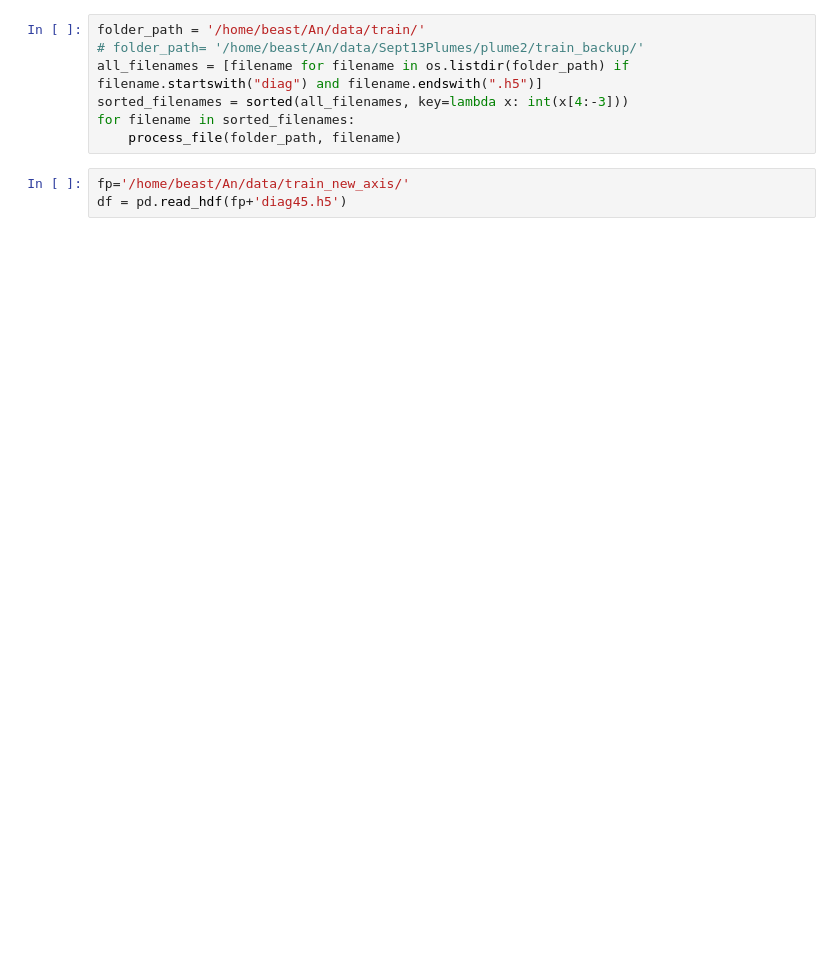
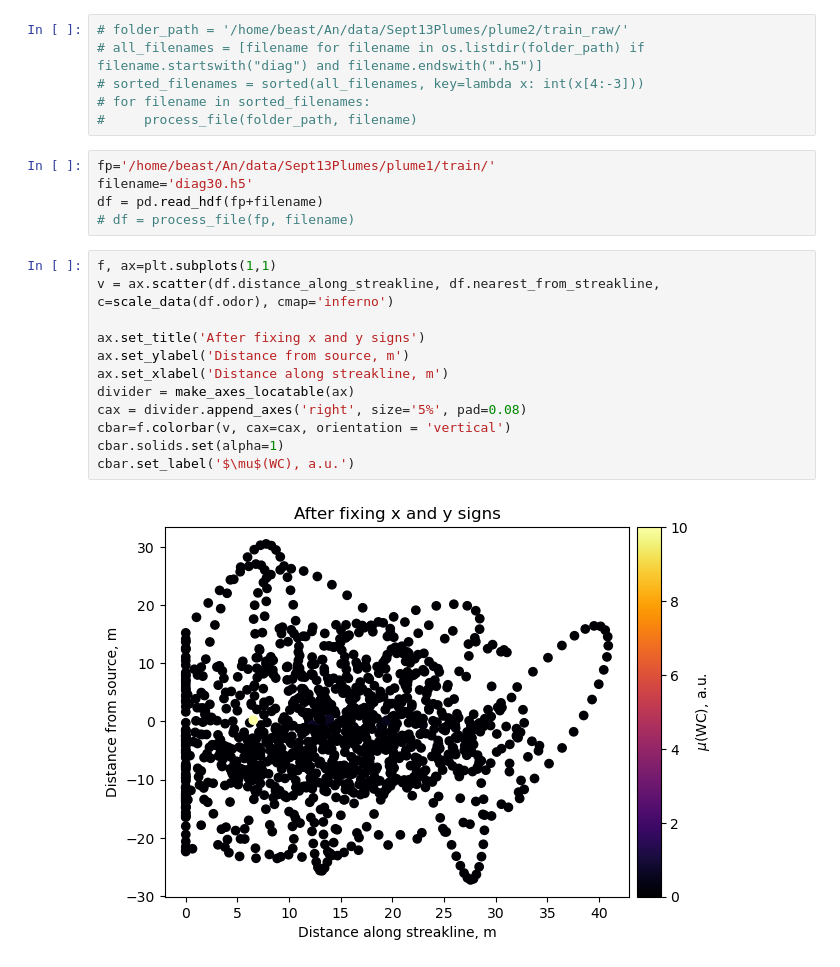
Before and after one commit to arunavanag591/COSMOS, a Jupyter notebook: streaklineCalculation.ipynb, the cells around one changed output. Drawn from its saved outputs; the diff is of its cells as text; blank space fills up the shorter version.

```diff
--- a/streaklineCalculation.ipynb
+++ b/streaklineCalculation.ipynb
@@ -123,15 +125,30 @@ def main():
 if __name__ == "__main__":
     main()
 # %%
-folder_path = '/home/beast/An/data/train/'
-# folder_path= '/home/beast/An/data/Sept13Plumes/plume2/train_backup/'
-all_filenames = [filename for filename in os.listdir(folder_path) if filename.startswith("diag") and filename.endswith(".h5")]
-sorted_filenames = sorted(all_filenames, key=lambda x: int(x[4:-3]))
-for filename in sorted_filenames:
-    process_file(folder_path, filename)
+# folder_path = '/home/beast/An/data/Sept13Plumes/plume2/train_raw/'
+# all_filenames = [filename for filename in os.listdir(folder_path) if filename.startswith("diag") and filename.endswith(".h5")]
+# sorted_filenames = sorted(all_filenames, key=lambda x: int(x[4:-3]))
+# for filename in sorted_filenames:
+#     process_file(folder_path, filename)
 # %%
-fp='/home/beast/An/data/train_new_axis/'
-df = pd.read_hdf(fp+'diag45.h5')
+fp='/home/beast/An/data/Sept13Plumes/plume1/train/'
+filename='diag30.h5'
+df = pd.read_hdf(fp+filename)
+# df = process_file(fp, filename)
+# %%
+f, ax=plt.subplots(1,1)
+v = ax.scatter(df.distance_along_streakline, df.nearest_from_streakline, c=scale_data(df.odor), cmap='inferno')
+
+ax.set_title('After fixing x and y signs')
+ax.set_ylabel('Distance from source, m')
+ax.set_xlabel('Distance along streakline, m')
+divider = make_axes_locatable(ax)
+cax = divider.append_axes('right', size='5%', pad=0.08)
+cbar=f.colorbar(v, cax=cax, orientation = 'vertical')
+cbar.solids.set(alpha=1)
+cbar.set_label('$\mu$(WC), a.u.')
+# %% [output]
+[figure, added]
 # %%
 plt.plot(df.odor)
 # %% [output]
```
Also changed, not shown: parts of 5 cells of this notebook, 3 other files.
